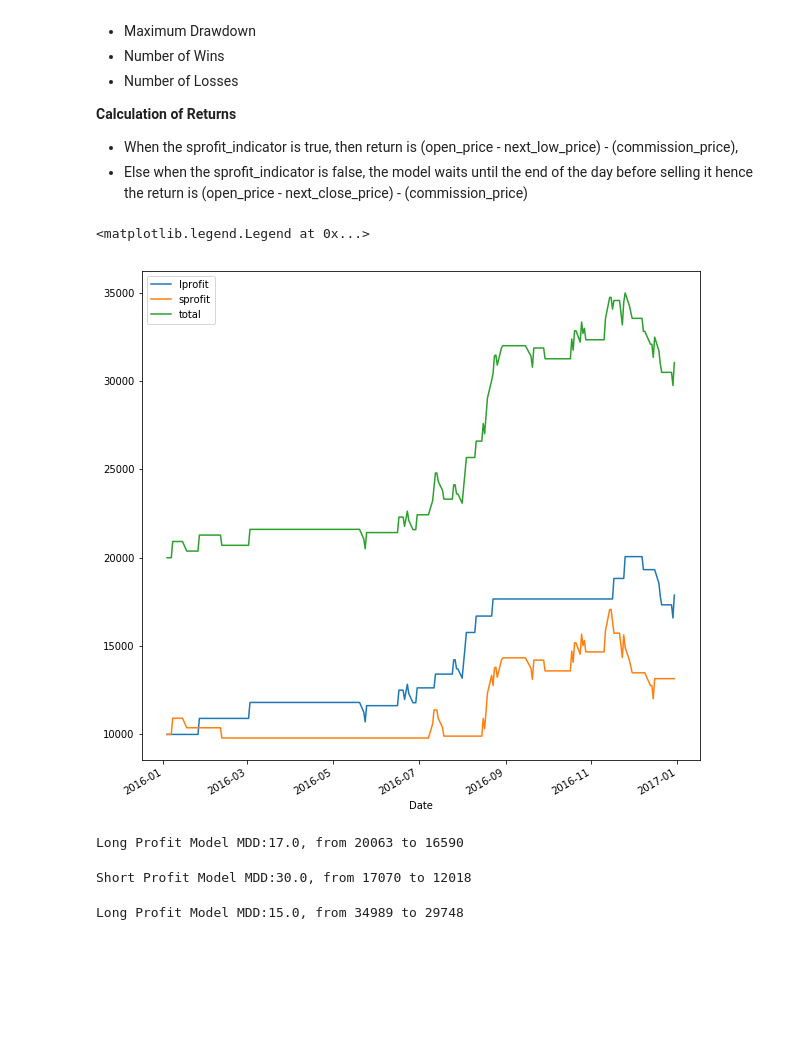
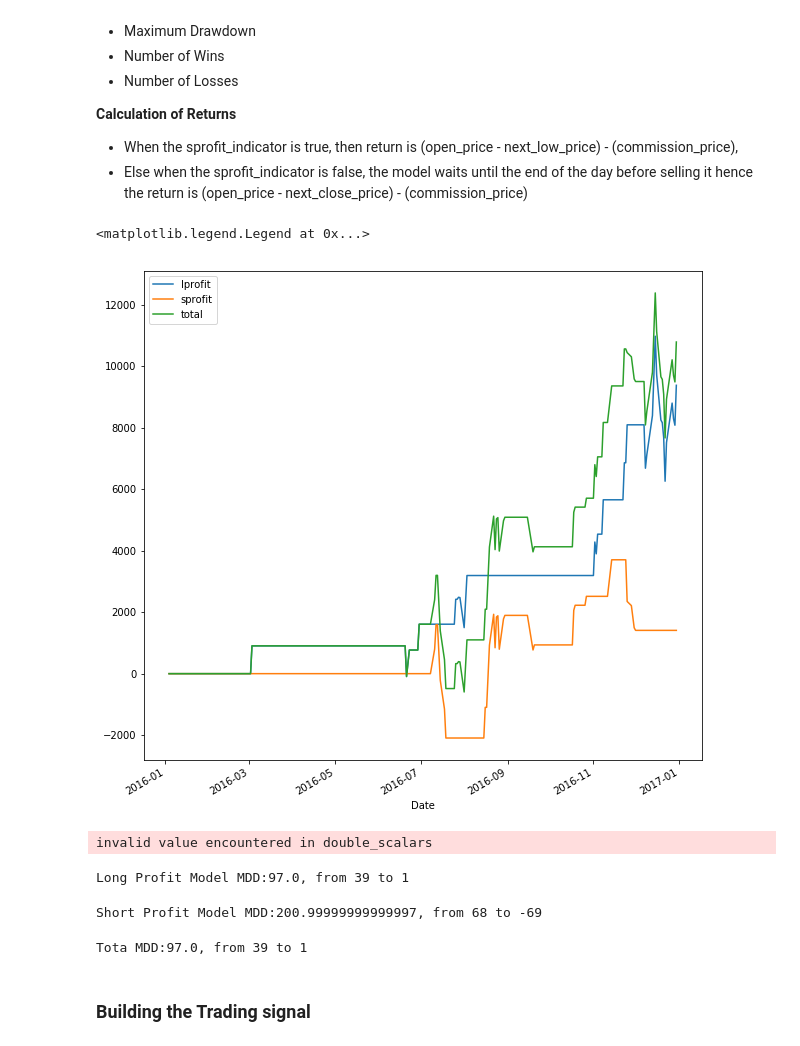
Before and after one commit to praveenbysani/cl3ofunds, a Jupyter notebook: FCPO_Modeling.ipynb, the cells around one changed output. Saved outputs shown, nothing was run; the diff lists cells and outputs as text; code cells hidden in the pictures; blank space fills up the shorter version.

```diff
--- a/FCPO_Modeling.ipynb
+++ b/FCPO_Modeling.ipynb
@@ -55,3 +55,8 @@ fcpo_data_hourly=pd.read_hdf('processed_dta.h5','fcpo_data_hourly')
 fcpo_daily_tind=pd.read_hdf('processed_dta.h5','fcpo_daily_tind')
 fcpo_daily_cdlind=pd.read_hdf('processed_dta.h5','fcpo_daily_cdlind')
 fcpo_daily_cind = pd.read_hdf('processed_dta.h5','fcpo_daily_cind')
+
+fcpo_daily_feats=fcpo_daily_tind.merge(fcpo_daily_cdlind,left_index=True,right_index=True)
+#fcpo_data_daily[['Open','High','Low','Close']]=fcpo_data_daily[['Open','High','Low','Close']].apply(lambda x: zscore_func_improved(x))
+## using the subset of data for training to exclude 2008 oil crisis
+fcpo_daily_feats=fcpo_daily_feats['2008-01-01':'2017-01-01']
@@ -60,4 +62,0 @@ fcpo_daily_feats=fcpo_daily_tind.merge(fcpo_daily_cdlind,left_index=True,right_i
-# %%
-#fcpo_data_daily[['Open','High','Low','Close']]=fcpo_data_daily[['Open','High','Low','Close']].apply(lambda x: zscore_func_improved(x))
-## using the subset of data for training to exclude 2008 oil crisis
-fcpo_data_daily=fcpo_data_daily['2008-01-01':'2017-01-01']
@@ -117,7 +126,4 @@ xgb_lprofit=xgboost.XGBClassifier(objective='binary:logistic',max_depth=10,n_est
 xgb_lprofit,xgb_lprofit_cval_scores=buil_cross_validated_model(xgb_lprofit,fcpo_lprofit_traindata,fcpo_lprofit_trainlabels,
                                                                 fcpo_tsplit)
 
-
-xgb_lprofit.fit(fcpo_lprofit_traindata,np.ravel(fcpo_lprofit_trainlabels))
-
-xgb_lprofit_test_predlabels=xgb_lprofit.predict(fcpo_lprofit_testdata)
+#xgb_lprofit.fit(fcpo_lprofit_traindata,np.ravel(fcpo_lprofit_trainlabels))
@@ -322,7 +331,8 @@ def max_drawdown(X):
             mdd_x=x
     return mdd_peak,mdd_x,mdd
 # %%
-fcpo_eval_df=fcpo_data_daily[['Open','High','Low','next_1low','next_1high','next_1close','lprofit_ind_2pct','sprofit_ind_2pct']].merge(
+fcpo_eval_df=fcpo_data_daily[['Open','High','Low','next_1low','next_1high','next_1close',
+                             'lprofit_ind_1pct','sprofit_ind_1pct','lprofit_ind_2pct','sprofit_ind_2pct']].merge(
     pd.DataFrame(rf_lprofit_test_predlabels,columns=['rf_lprofit_prediction'],index=fcpo_lprofit_testlabels.index),
             left_index=True,right_index=True).merge(
     pd.DataFrame(gbm_lprofit_test_predlabels,columns=['gbm_lprofit_prediction'],index=fcpo_lprofit_testlabels.index),
@@ -336,45 +346,50 @@ fcpo_eval_df=fcpo_data_daily[['Open','High','Low','next_1low','next_1high','next
     pd.DataFrame(xgb_sprofit_test_predlabels,columns=['xgb_sprofit_prediction'],index=fcpo_lprofit_testlabels.index),
             left_index=True,right_index=True)
 
-fcpo_eval_df['lprofit_returns']=fcpo_eval_df.apply(lambda x: calculate_long_returns(x,'lprofit_ind_2pct','xgb_lprofit_prediction',60,25,0.02,0.01),axis=1)
+fcpo_eval_df['lprofit_returns']=fcpo_eval_df.apply(lambda x: calculate_long_returns(x,'lprofit_ind_2pct','rf_lprofit_prediction',60,25,0.02,0.02),axis=1)
 fcpo_eval_df=fcpo_eval_df.assign(cummulative_lprofit_returns=fcpo_eval_df['lprofit_returns'].cumsum())
 
-fcpo_eval_df['sprofit_returns']=fcpo_eval_df.apply(lambda x: calculate_short_returns(x,'sprofit_ind_2pct','xgb_sprofit_prediction',60,25,0.02,0.01),axis=1)
+fcpo_eval_df['sprofit_returns']=fcpo_eval_df.apply(lambda x: calculate_short_returns(x,'sprofit_ind_2pct','rf_sprofit_prediction',60,25,0.02,0.02),axis=1)
 fcpo_eval_df=fcpo_eval_df.assign(cummulative_sprofit_returns=fcpo_eval_df['sprofit_returns'].cumsum())
 
-fcpo_eval_df=fcpo_eval_df.assign(cummulative_lprofit_returns=fcpo_eval_df['cummulative_lprofit_returns']+10000,
-            cummulative_sprofit_returns=fcpo_eval_df['cummulative_sprofit_returns']+10000)
+fcpo_eval_df=fcpo_eval_df.assign(cummulative_lprofit_returns=fcpo_eval_df['cummulative_lprofit_returns']+0,
+            cummulative_sprofit_returns=fcpo_eval_df['cummulative_sprofit_returns']+0)
 # %%
 plt.figure(figsize=(10,10))
-fcpo_eval_df['2015-01-01':'2017-01-01']['cummulative_lprofit_returns'].plot()
-fcpo_eval_df['2015-01-01':'2017-01-01']['cummulative_sprofit_returns'].plot()
-(fcpo_eval_df['2015-01-01':'2017-01-01']['cummulative_sprofit_returns']+fcpo_eval_df['2015-01-01':'2017-01-01']['cummulative_lprofit_returns']).plot()
+fcpo_eval_df['2016-01-01':'2017-01-01']['cummulative_lprofit_returns'].plot()
+fcpo_eval_df['2016-01-01':'2017-01-01']['cummulative_sprofit_returns'].plot()
+(fcpo_eval_df['2016-01-01':'2017-01-01']['cummulative_sprofit_returns']+
+     fcpo_eval_df['2016-01-01':'2017-01-01']['cummulative_lprofit_returns']).plot()
 plt.legend(['lprofit','sprofit','total'])
 # %% [output]
 <matplotlib.legend.Legend at 0x...>
-[figure, old version]
+[figure, new version]
 # %%
 lprofit_mdd_values=max_drawdown(fcpo_eval_df['2016-01-01':'2017-01-01']['cummulative_lprofit_returns'])
 
 sprofit_mdd_values=max_drawdown(fcpo_eval_df['2016-01-01':'2017-01-01']['cummulative_sprofit_returns'])
 
 total_mdd_values=max_drawdown(fcpo_eval_df['2016-01-01':'2017-01-01']['cummulative_sprofit_returns']+
-                     fcpo_eval_df['2015-01-01':'2017-01-01']['cummulative_lprofit_returns'])
+                     fcpo_eval_df['2016-01-01':'2017-01-01']['cummulative_lprofit_returns'])
+# %% [output]
+invalid value encountered in double_scalars
 # %%
 print("Long Profit Model MDD:{mdd_value}, from {high_value} to {low_value}".format(mdd_value=round(lprofit_mdd_values[2],2)*100,
                                                                                   high_value=round(lprofit_mdd_values[0]),
                                                                                   low_value=round(lprofit_mdd_values[1])))
 # %% [output]
-Long Profit Model MDD:17.0, from 20063 to 16590
+Long Profit Model MDD:97.0, from 39 to 1
 # %%
 print("Short Profit Model MDD:{mdd_value}, from {high_value} to {low_value}".format(mdd_value=round(sprofit_mdd_values[2],2)*100,
                                                                                   high_value=round(sprofit_mdd_values[0]),
                                                                                   low_value=round(sprofit_mdd_values[1])))
 # %% [output]
-Short Profit Model MDD:30.0, from 17070 to 12018
+Short Profit Model MDD:200.99999999999997, from 68 to -69
 # %%
-print("Long Profit Model MDD:{mdd_value}, from {high_value} to {low_value}".format(mdd_value=round(total_mdd_values[2],2)*100,
+print("Tota MDD:{mdd_value}, from {high_value} to {low_value}".format(mdd_value=round(total_mdd_values[2],2)*100,
                                                                                   high_value=round(total_mdd_values[0]),
                                                                                   low_value=round(total_mdd_values[1])))
 # %% [output]
-Long Profit Model MDD:15.0, from 34989 to 29748
+Tota MDD:97.0, from 39 to 1
+# %% [markdown]
+### Building the Trading signal
```
Also changed, not shown: parts of 30 cells of this notebook, 7 other files.
